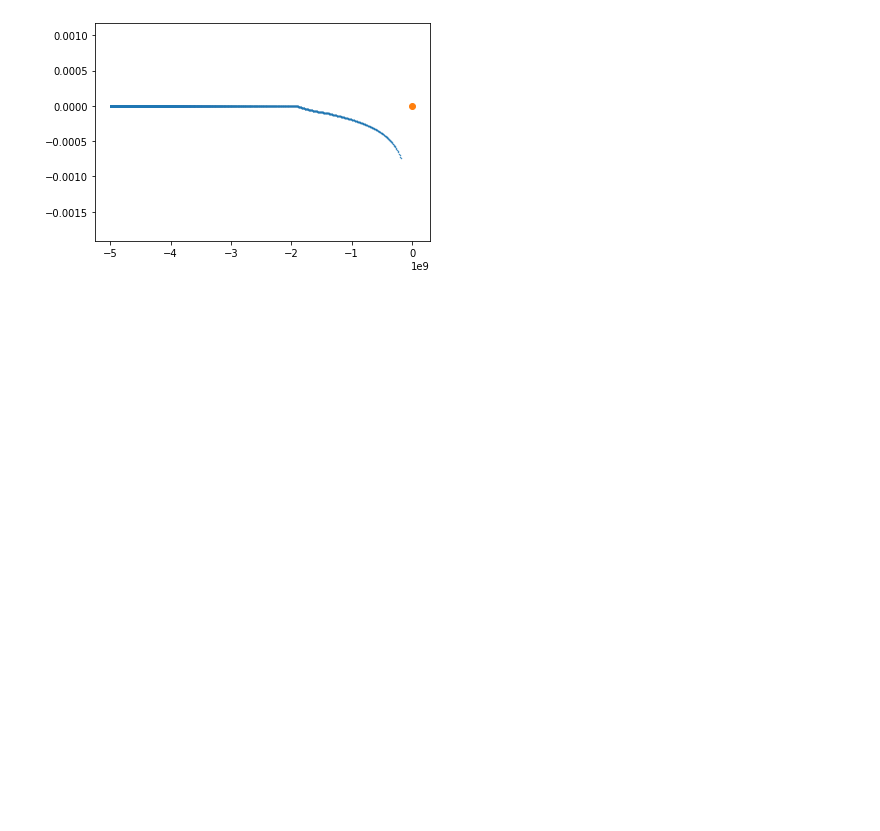
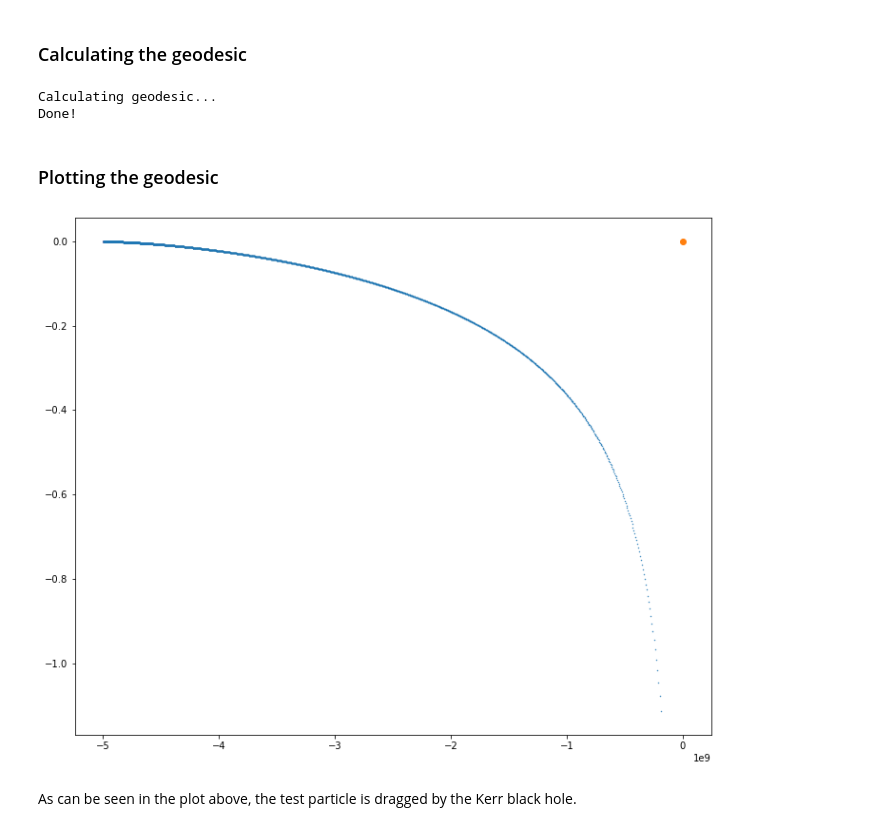
Before and after one commit to einsteinpy/einsteinpy, a Jupyter notebook: docs/source/examples/Visualizing frame dragging in Kerr spacetime.ipynb, the cells around one changed output. Cells and saved outputs as stored; diff of their text form; code cells hidden in the pictures; blank space fills up the shorter version.

Commit message:
Cleanup; tests; fixes examples, geodesic, plotting

```diff
--- a/docs/source/examples/Visualizing frame dragging in Kerr spacetime.ipynb
+++ b/docs/source/examples/Visualizing frame dragging in Kerr spacetime.ipynb
@@ -19,4 +14,29 @@ Particle = Body(differential=init_conditions, parent=Attractor)
+# %%
+# Metric Parameters
+M, a = 1.989e30, 0.3
+ # Kerr Metric Object
+ms_cov = Kerr(coords="BL", M=M, a=a)
+
+# Initial conditions
+x_vec = np.array([49.95e8, np.pi / 2, np.pi])
+v_vec = np.array([0., 0., 0.])
+t = 0.
+
+# Getting Position 4-Vector
+x_4vec = four_position(t, x_vec)
+# Calculating Schwarzschild Metric at x_4vec
+ms_cov_mat = ms_cov.metric_covariant(x_4vec)
+
+# Getting stacked (Length-8) initial vector, containing 4-Pos and 4-Vel
+init_vec = stacked_vec(ms_cov_mat, t, x_vec, v_vec, time_like=True)
+# %% [markdown]
+### Calculating the geodesic
 # %%
-geodesic = Geodesic(body=Particle, time=0 * u.s, end_lambda=33932.90,
-                    step_size=1.2, metric=Kerr)
-ans = geodesic.trajectory
+geod = Geodesic(metric=ms_cov, init_vec=init_vec, end_lambda=33932.90, step_size=1.2)
+
+ans = geod.trajectory
+
+x, y = ans[:,1], ans[:,2]
+# %% [output]
+Calculating geodesic...
+Done!
@@ -25,8 +43,13 @@ x, y = ans[:,1], ans[:,2]
+# %% [markdown]
+### Plotting the geodesic
 # %%
 %matplotlib inline
 
-plt.scatter(x,y, s=0.2)
-plt.scatter(0,0, )
+fig = plt.figure(figsize=(12,10))
+plt.scatter(x, y, s=0.2)
+plt.scatter(0, 0)
 plt.show()
 # %% [output]
-[figure, old version]
+[figure, new version]
+# %% [markdown]
+ As can be seen in the plot above, the test particle is dragged by the Kerr black hole.
```
Also changed, not shown: parts of 5 cells of this notebook, 26 other files.
